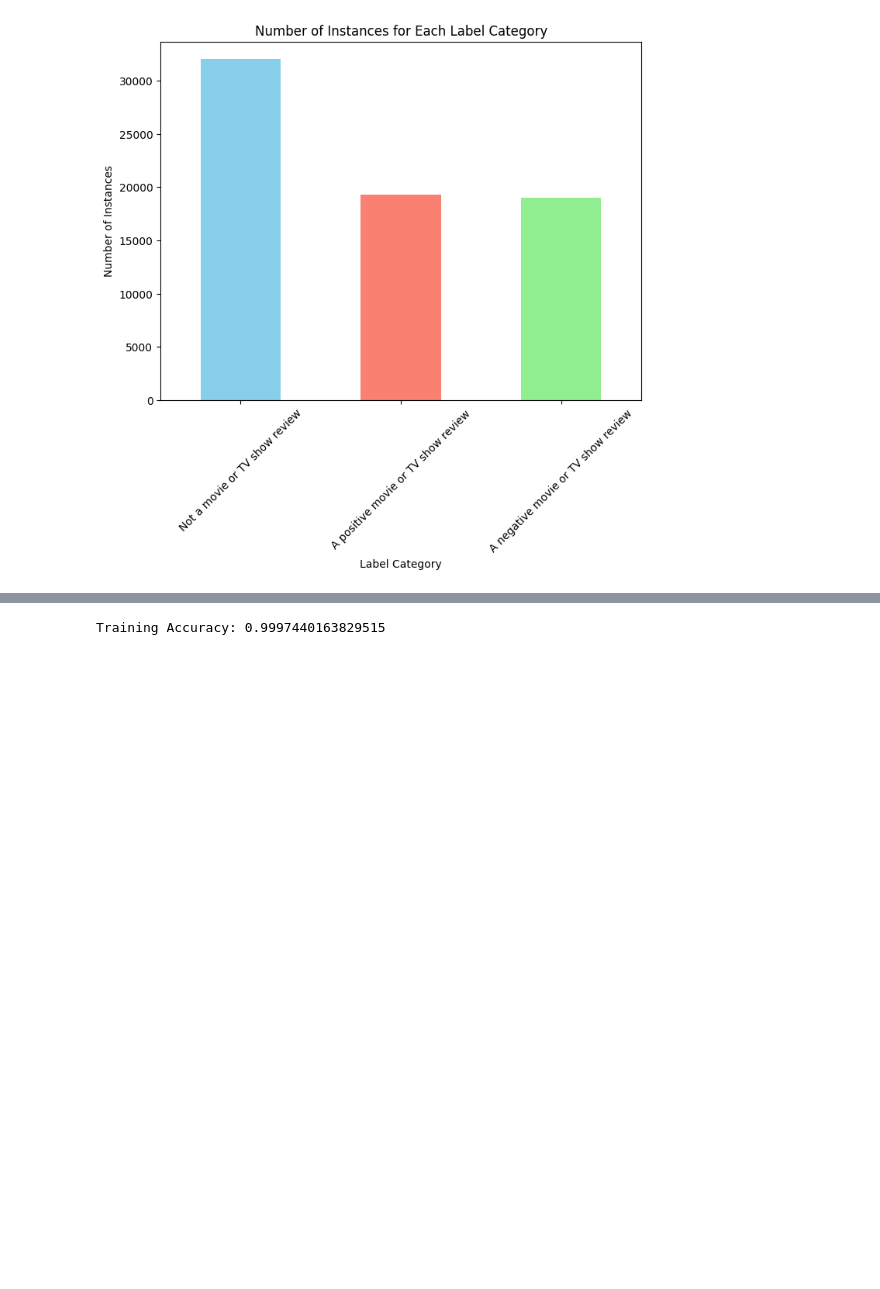
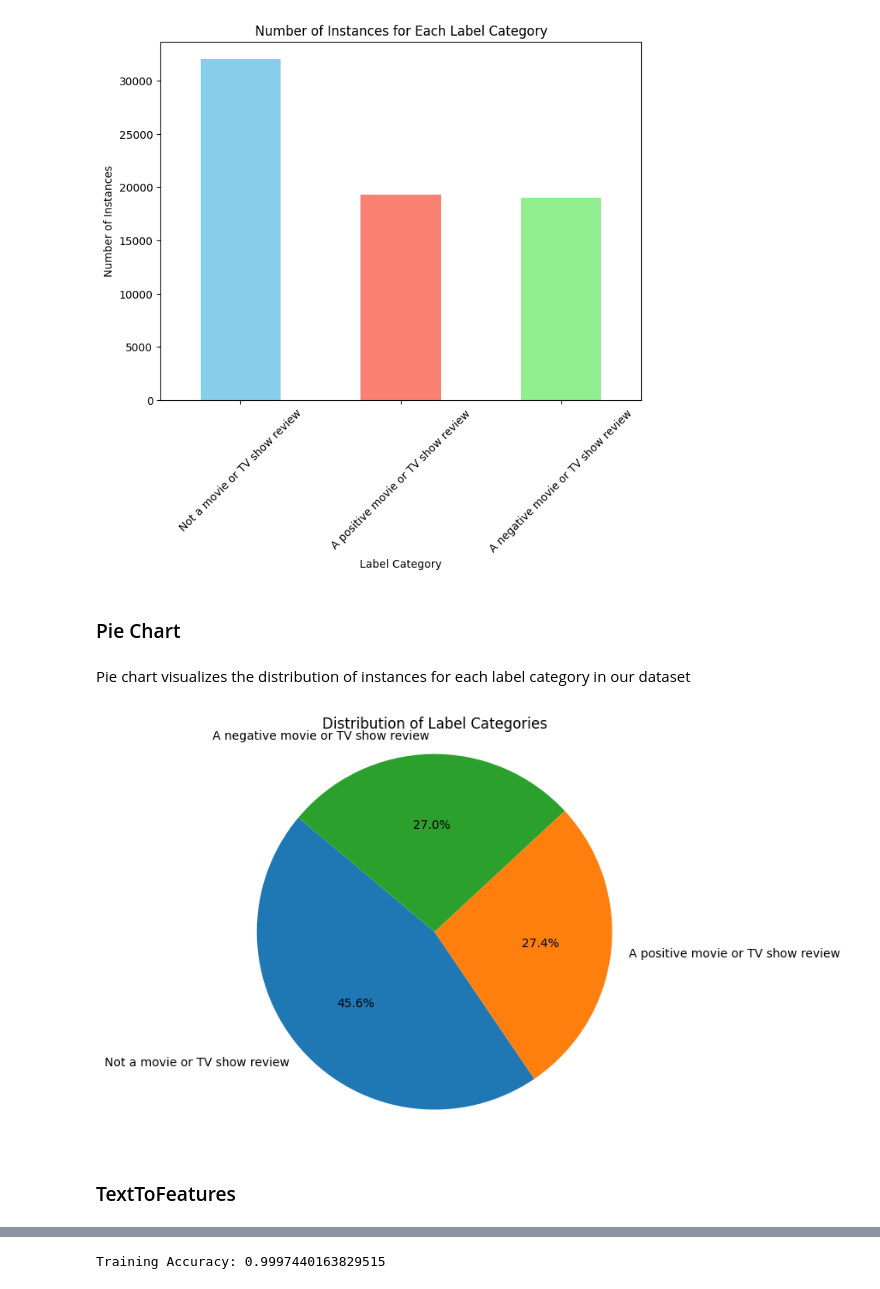
Before and after one commit to uazhlt-ms-program/grad-level-term-project-kaggle-competition-Swati09Das, a Jupyter notebook: term_final_notebook.ipynb, the cells around one changed output, grey strips where cells are left out. Drawn from its saved outputs; the diff is of its cells as text; code cells hidden in the pictures; blank space fills up the shorter version.

```diff
--- a/term_final_notebook.ipynb
+++ b/term_final_notebook.ipynb
@@ -171,3 +224,20 @@ plt.xticks(rotation=45)
 plt.show()
 # %% [output]
 [figure]
+# %% [markdown]
+### Pie Chart
+# %% [markdown]
+Pie chart visualizes the distribution of instances for each label category in our dataset
+# %%
+labels = label_counts.index
+sizes = label_counts.values
+
+plt.figure(figsize=(8, 6))
+plt.pie(sizes, labels=labels, autopct='%1.1f%%', startangle=140)
+plt.title('Distribution of Label Categories')
+plt.axis('equal')
+plt.show()
+# %% [output]
+[figure, added]
+# %% [markdown]
+### TextToFeatures
```
Also changed, not shown: parts of 37 cells of this notebook.
